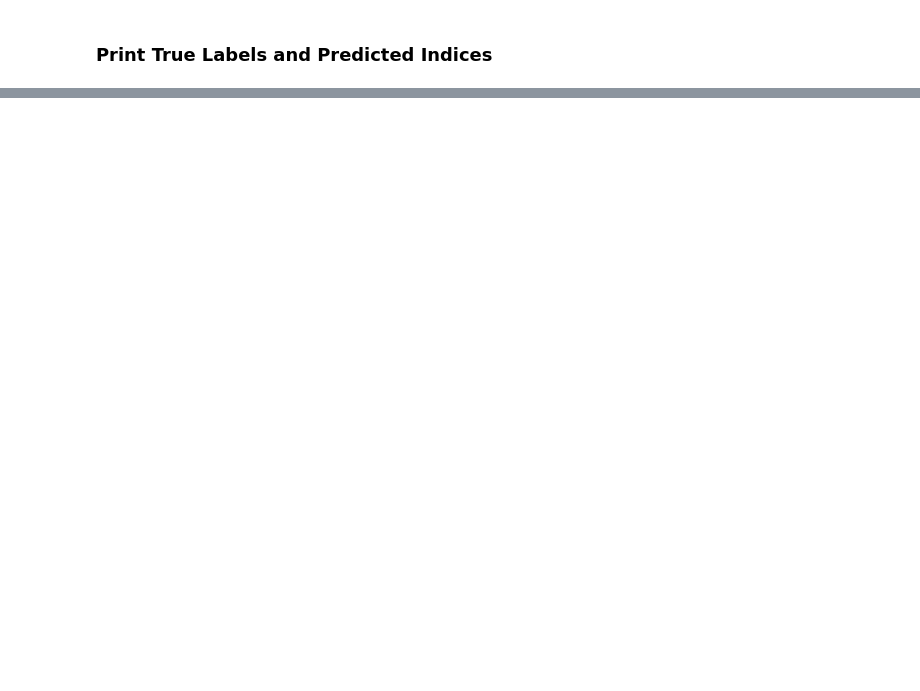
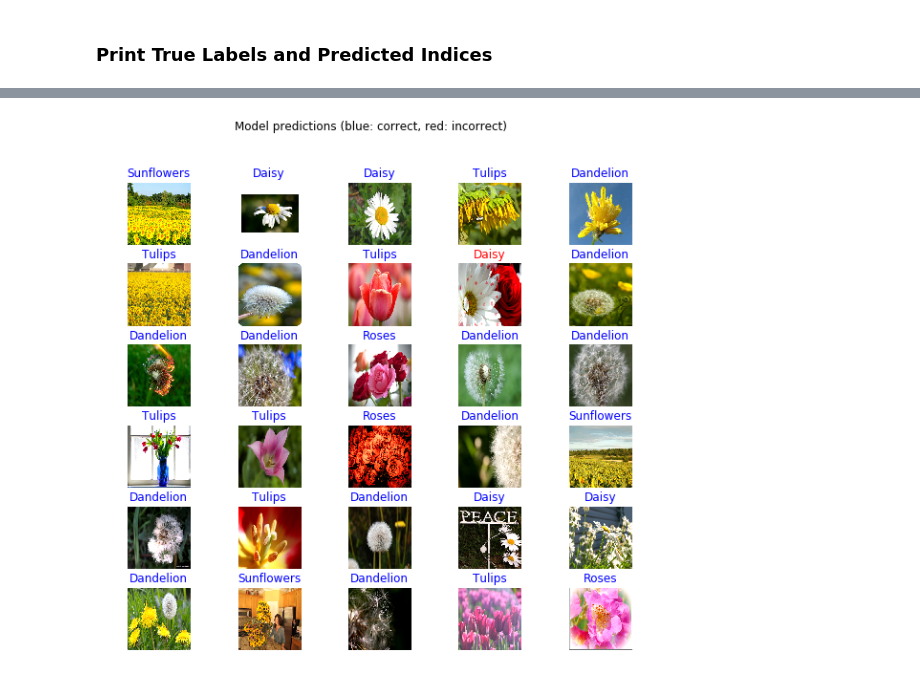
Before and after one commit to MuhammadDanyialKhan/Google-Colaboratory-Notebooks, a Jupyter notebook: exercise_flowers_with_transfer_learning.ipynb, the cells around one changed output, grey strips where cells are left out. Cells and saved outputs as stored; diff of their text form; code cells hidden in the pictures; blank space fills up the shorter version.

```diff
--- a/exercise_flowers_with_transfer_learning.ipynb
+++ b/exercise_flowers_with_transfer_learning.ipynb
@@ -227,0 +319,7 @@ W0807 18:07:51.477326 140013759133568 image.py:648] Clipping input data to the v
+# %%
+image_batch, label_batch = next(iter(validation_batches.take(1)))
+image_batch = image_batch.numpy()
+label_batch = label_batch.numpy()
+predicted_ids = make_predictions(model, image_batch)
+print("Labels: ", label_batch)
+print("Predicted labels: ", predicted_ids)
@@ -227,0 +334,3 @@ W0807 18:07:51.477326 140013759133568 image.py:648] Clipping input data to the v
+# %%
+plot_model_predictions(predicted_ids, label_batch)
+# %% [output]
@@ -227,0 +354 @@ W0807 18:07:51.477326 140013759133568 image.py:648] Clipping input data to the v
+[figure, added]
```
Also changed, not shown: parts of 17 cells of this notebook.
